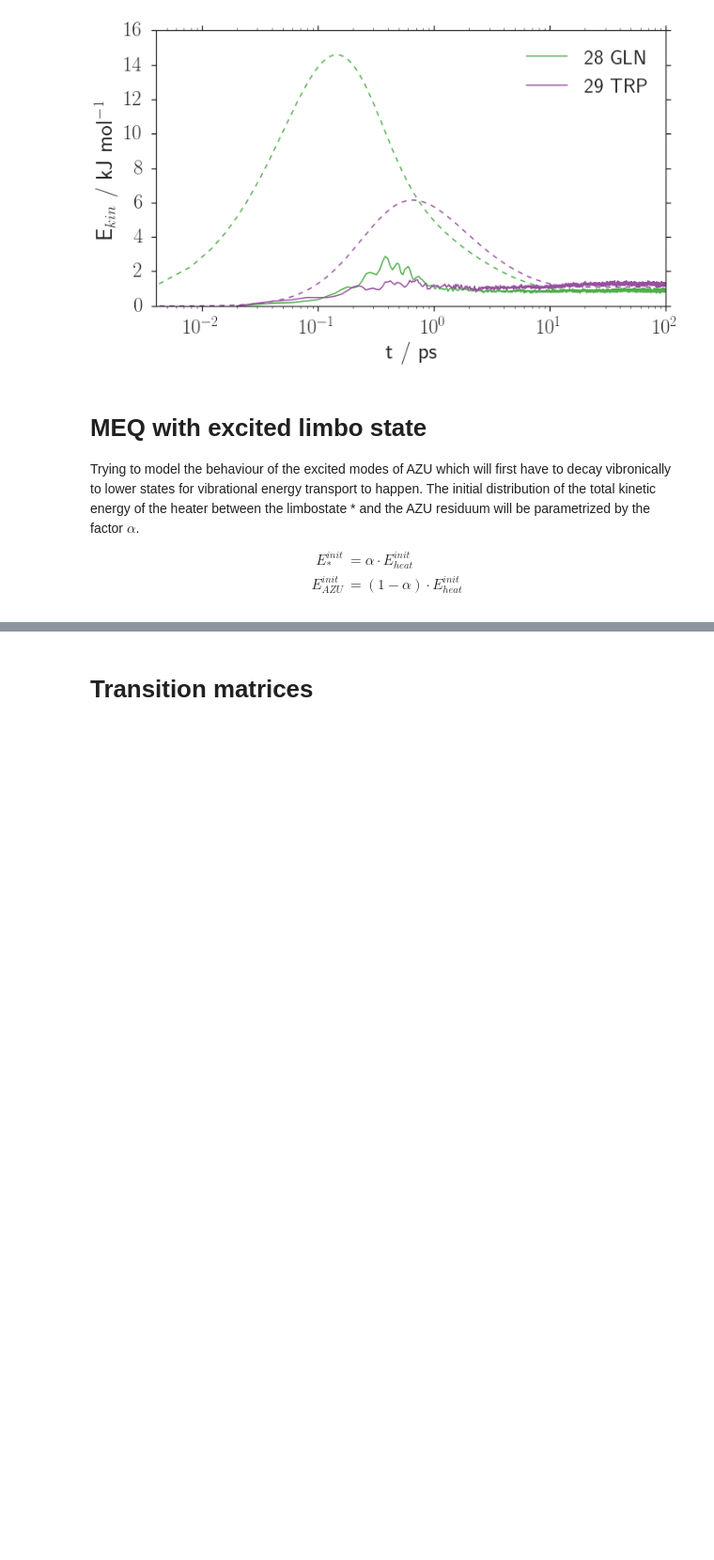
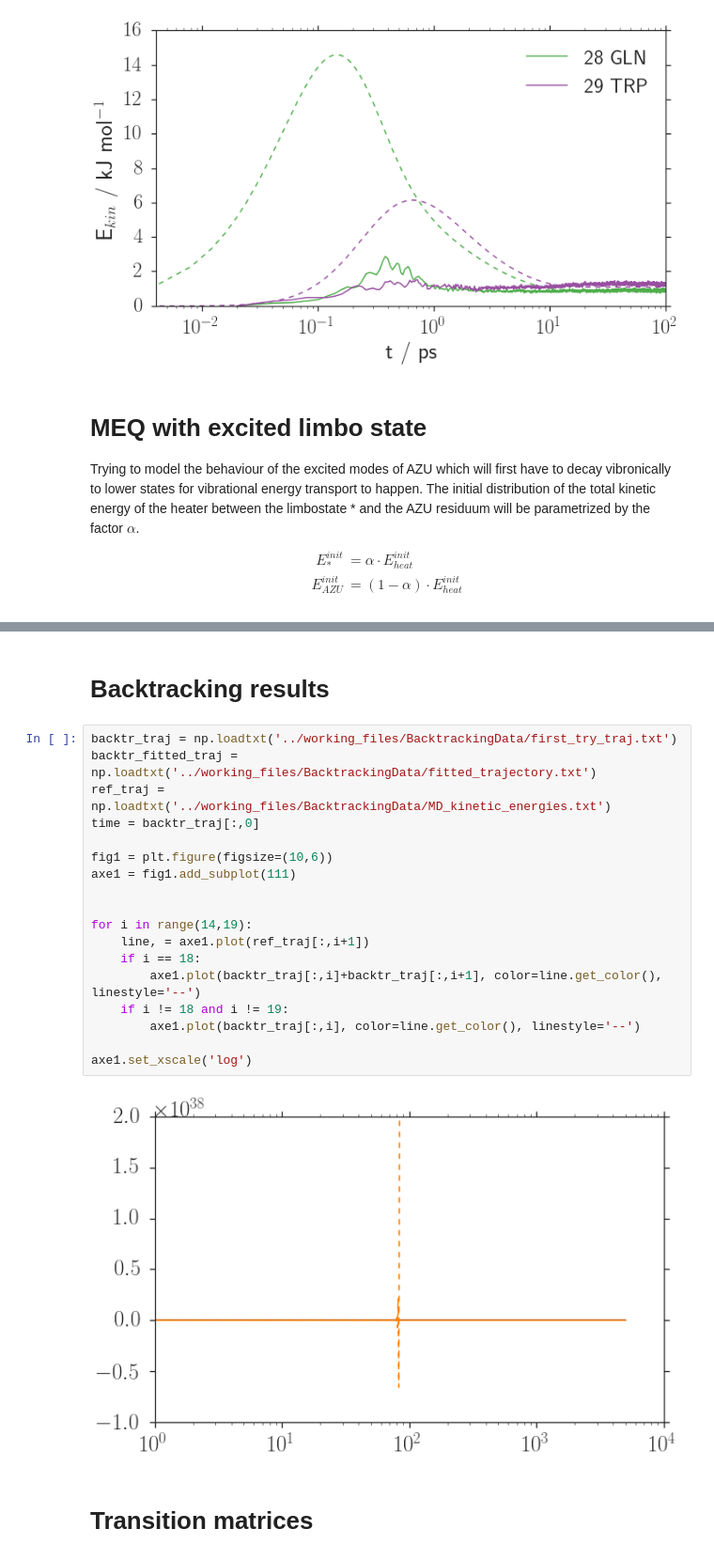
Before and after one commit to Schlabonski/WW, a Jupyter notebook: Scripts/MEQ_simulation.ipynb, the cells around one changed output, grey strips where cells are left out. Shown at 94% size. Cells and saved outputs as stored; diff of their text form; blank space fills up the shorter version.

```diff
--- a/Scripts/MEQ_simulation.ipynb
+++ b/Scripts/MEQ_simulation.ipynb
@@ -340,3 +367,25 @@ with open ('../working_files/BacktrackingData/tertiary_cont_variances.txt', 'w+'
+# %% [markdown]
+# Backtracking results
+# %%
+backtr_traj = np.loadtxt('../working_files/BacktrackingData/first_try_traj.txt')
+backtr_fitted_traj = np.loadtxt('../working_files/BacktrackingData/fitted_trajectory.txt')
+ref_traj = np.loadtxt('../working_files/BacktrackingData/MD_kinetic_energies.txt')
+time = backtr_traj[:,0]
+
+fig1 = plt.figure(figsize=(10,6))
+axe1 = fig1.add_subplot(111)
+
+
+for i in range(14,19):
+    line, = axe1.plot(ref_traj[:,i+1])
+    if i == 18:
+        axe1.plot(backtr_traj[:,i]+backtr_traj[:,i+1], color=line.get_color(), linestyle='--')
+    if i != 18 and i != 19:
+        axe1.plot(backtr_traj[:,i], color=line.get_color(), linestyle='--')
+
+axe1.set_xscale('log')
+# %% [output]
+[figure, added]
 # %% [markdown]
 # Transition matrices
 # %%
```
Also changed, not shown: parts of 8 cells of this notebook, 15 other files.
